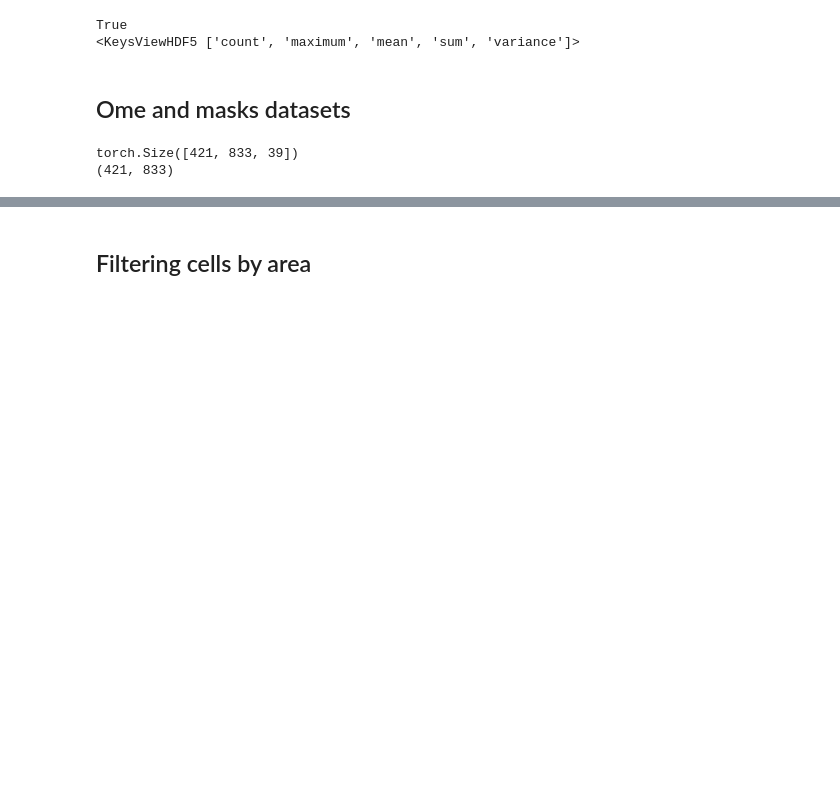
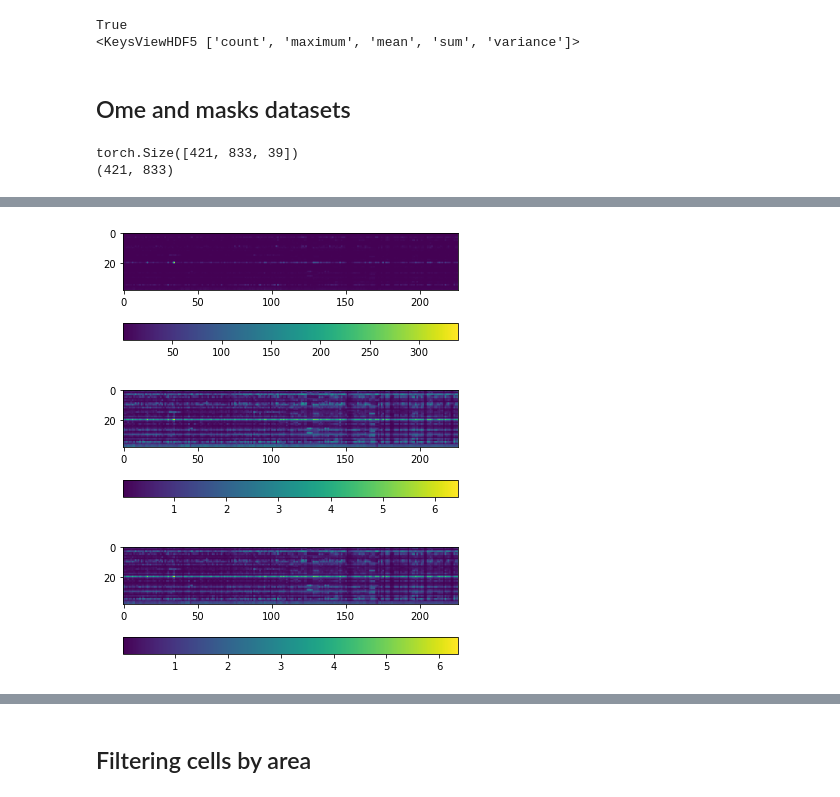
Before and after one commit to PMBio/spava, a Jupyter notebook: 018_new_datasets.ipynb, the cells around one changed output, grey strips where cells are left out. Saved outputs shown, nothing was run; the diff lists cells and outputs as text; code cells hidden in the pictures; blank space fills up the shorter version.

```diff
--- a/018_new_datasets.ipynb
+++ b/018_new_datasets.ipynb
@@ -109,0 +254,8 @@ torch.Size([421, 833, 39])
+# %%
+for feature in ['sum', 'maximum', 'mean', 'count']:
+    for from_raw in [True, False]:
+        for transform in [True, False]:
+            if not from_raw and transform:
+                continue
+            ds = AccumulatedDataset('train', feature=feature, from_raw=from_raw, transform=transform)
+            print(ds[0].shape)
@@ -109,0 +275,30 @@ torch.Size([421, 833, 39])
+# %%
+ds0 = AccumulatedDataset('train', feature='mean', from_raw=True, transform=False)
+ds1 = AccumulatedDataset('train', feature='mean', from_raw=True, transform=True)
+ds2 = AccumulatedDataset('train', feature='mean', from_raw=False, transform=False)
+# %%
+def get_z(ds):
+    l = []
+    for x in ds:
+        l.append(np.mean(x.numpy(), axis=0, keepdims=True))
+    z = np.concatenate(l, axis=0)
+    return z
+
+plt.figure()
+plt.imshow(get_z(ds0).T)
+plt.colorbar(orientation='horizontal')
+plt.show()
+
+plt.figure()
+plt.imshow(get_z(ds1).T)
+plt.colorbar(orientation='horizontal')
+plt.show()
+
+plt.figure()
+plt.imshow(get_z(ds2).T)
+plt.colorbar(orientation='horizontal')
+plt.show()
+# %% [output]
+[figure, added]
+[figure, added]
+[figure, added]
```
Also changed, not shown: parts of 38 cells of this notebook.
